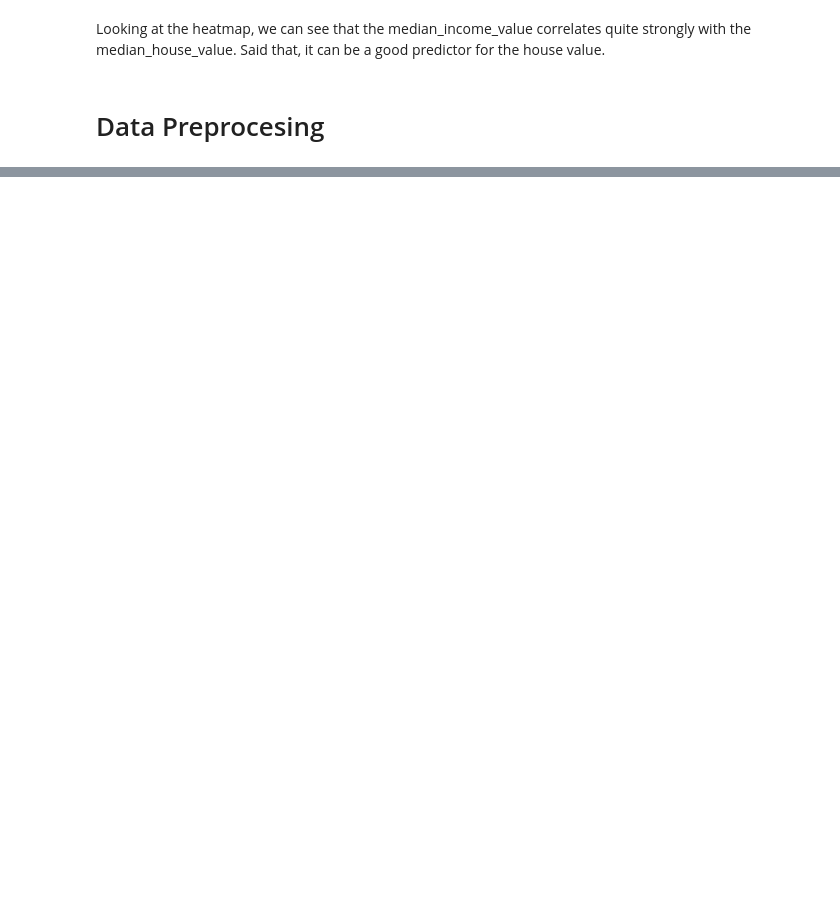
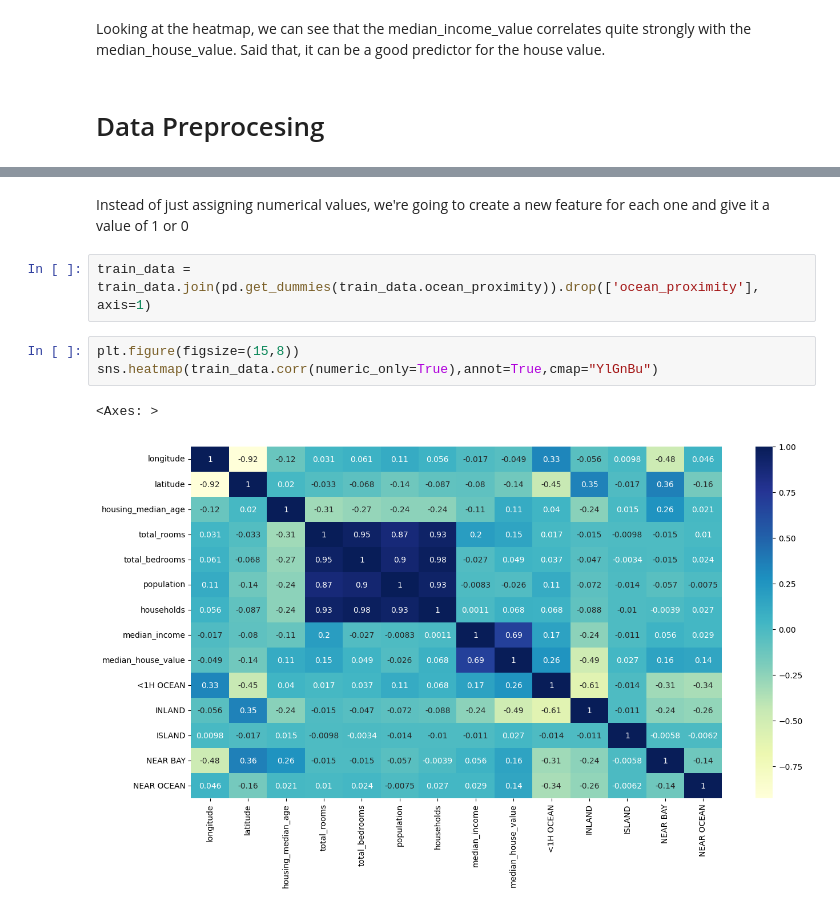
Before and after one commit to DigoDrummond/California-House-Price-Prediction, a Jupyter notebook: California Housing Price Prediction/California_Housing_Price.ipynb, the cells around one changed output, grey strips where cells are left out. Drawn from its saved outputs; the diff is of its cells as text; blank space fills up the shorter version.

```diff
--- a/California Housing Price Prediction/California_Housing_Price.ipynb
+++ b/California Housing Price Prediction/California_Housing_Price.ipynb
@@ -141,0 +176,10 @@ Looking at the heatmap, we can see that the median_income_value correlates quite
+# %% [markdown]
+Instead of just assigning numerical values, we're going to create a new feature for each one and give it a value of 1 or 0
+# %%
+train_data = train_data.join(pd.get_dummies(train_data.ocean_proximity)).drop(['ocean_proximity'], axis=1)
+# %%
+plt.figure(figsize=(15,8))
+sns.heatmap(train_data.corr(numeric_only=True),annot=True,cmap="YlGnBu")
+# %% [output]
+<Axes: >
+[figure, added]
```
Also changed, not shown: parts of 24 cells of this notebook.
